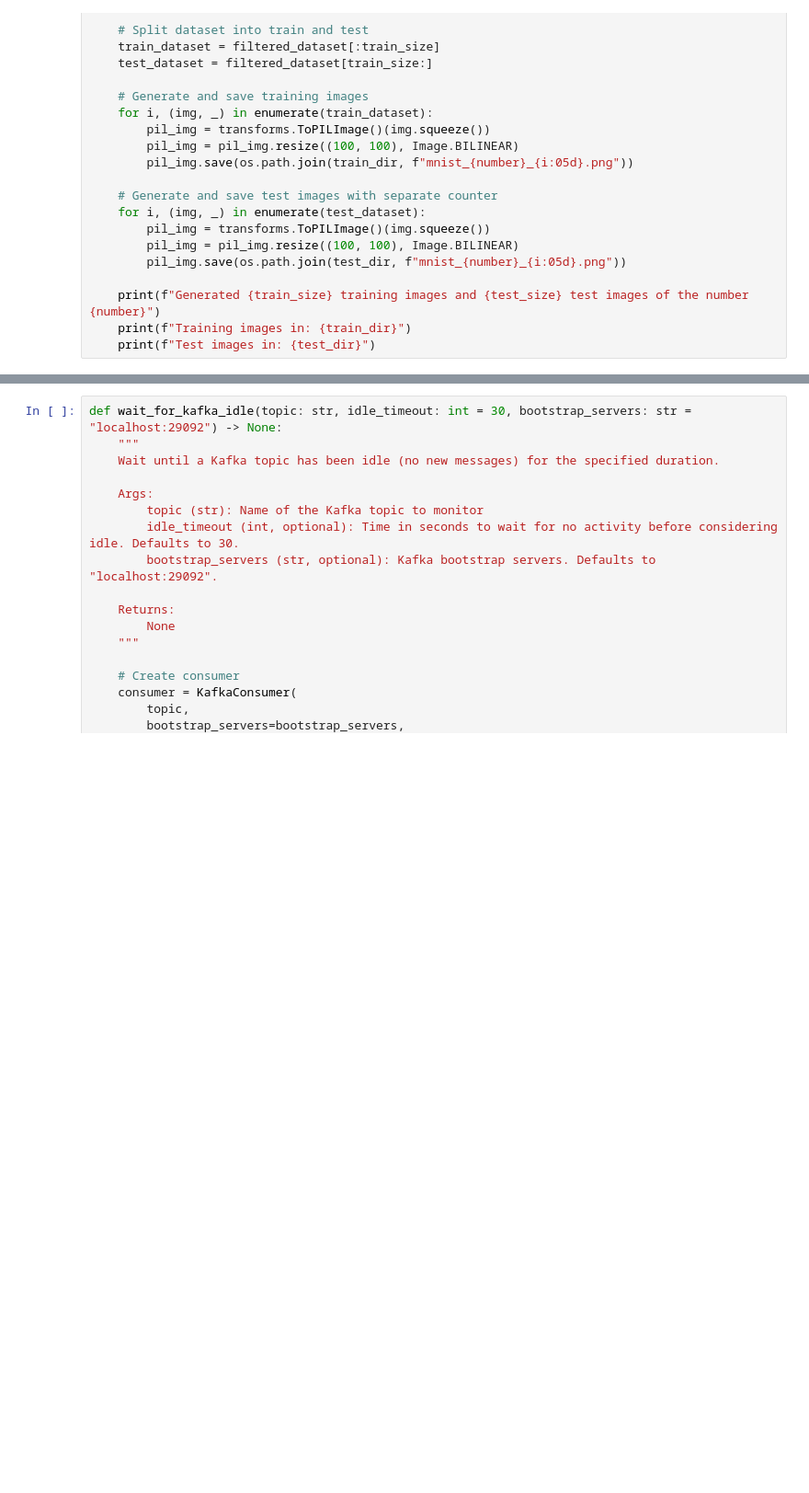
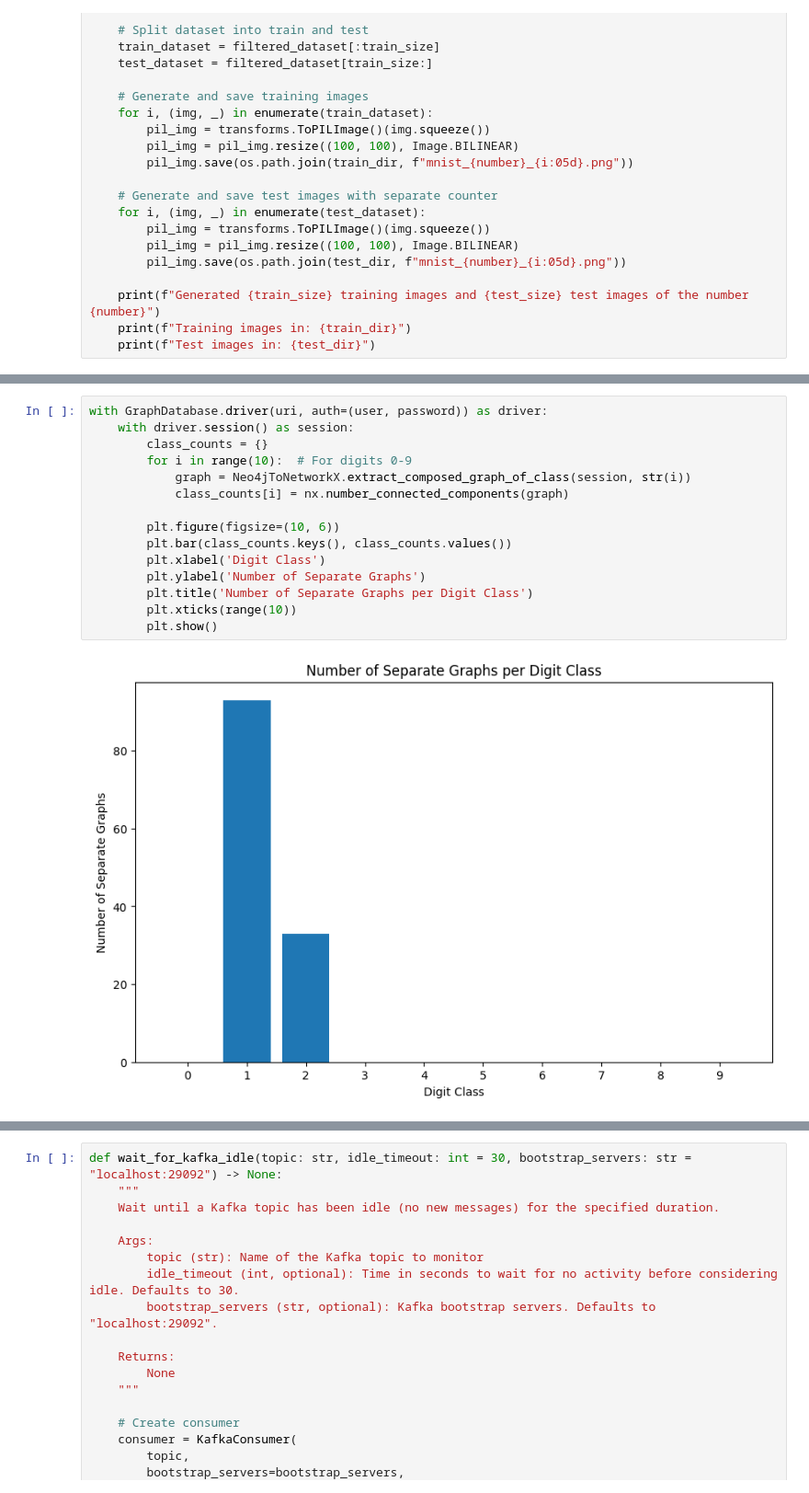
Before and after one commit to NaturalAGI-Lab/NaturalAGI, a Jupyter notebook: src/training/training.ipynb, the cells around one changed output, grey strips where cells are left out. Shown at 92% size. Drawn from its saved outputs; the diff is of its cells as text; blank space fills up the shorter version.

```diff
--- a/src/training/training.ipynb
+++ b/src/training/training.ipynb
@@ -90,0 +142,17 @@ def generate_mnist_samples(number: int, max_samples: int = 100, test_fraction: f
+# %%
+with GraphDatabase.driver(uri, auth=(user, password)) as driver:
+    with driver.session() as session:
+        class_counts = {}
+        for i in range(10):  # For digits 0-9
+            graph = Neo4jToNetworkX.extract_composed_graph_of_class(session, str(i))
+            class_counts[i] = nx.number_connected_components(graph)
+
+        plt.figure(figsize=(10, 6))
+        plt.bar(class_counts.keys(), class_counts.values())
+        plt.xlabel('Digit Class')
+        plt.ylabel('Number of Separate Graphs')
+        plt.title('Number of Separate Graphs per Digit Class')
+        plt.xticks(range(10))
+        plt.show()
+# %% [output]
+[figure, added]
```
Also changed, not shown: parts of 15 cells of this notebook, 1 other file.
